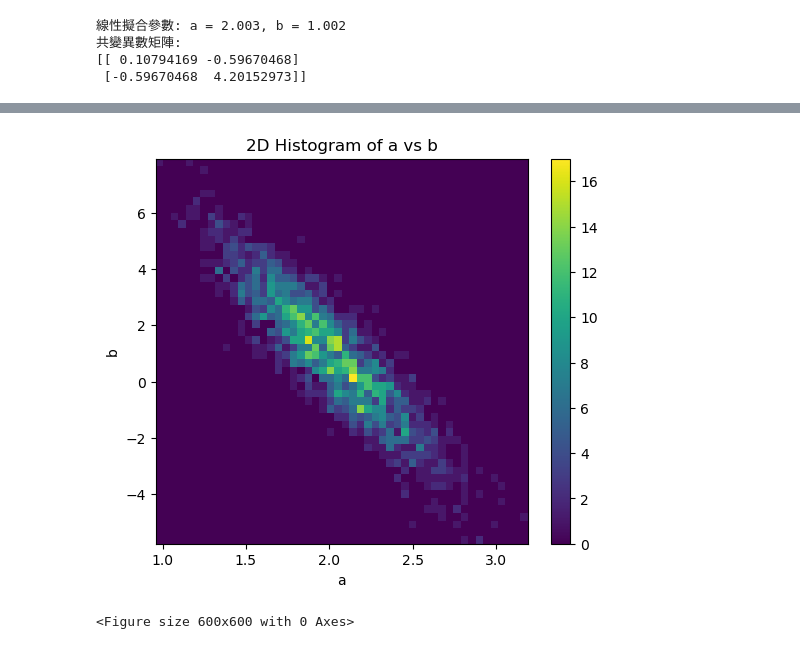
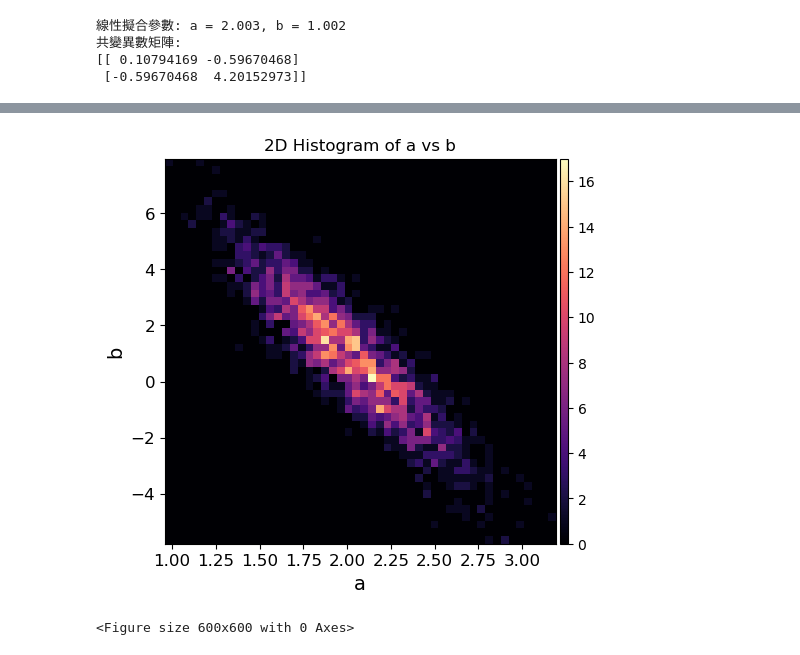
Before and after one commit to hyp0515/exp_phy_ii, a Jupyter notebook: may6/practice_1.ipynb, the cells around one changed output, grey strips where cells are left out. Cells and saved outputs as stored; diff of their text form; code cells hidden in the pictures.

```diff
--- a/may6/practice_1.ipynb
+++ b/may6/practice_1.ipynb
@@ -220,15 +223,17 @@ plt.show()
 # %%
 #2D直方圖
 plt.figure(figsize=(6, 5))
-hist2d = plt.hist2d(a_list, b_list, bins=50, cmap='viridis')
-plt.xlabel("a")
-plt.ylabel("b")
+hist2d = plt.hist2d(a_list, b_list, bins=50, cmap='magma')
+plt.xlabel("a", fontsize=14)
+plt.xticks(fontsize=12)
+plt.ylabel("b", fontsize=14)
+plt.yticks(fontsize=12)
 plt.title("2D Histogram of a vs b")
-plt.colorbar()
-plt.savefig("output_3_2.pdf", transparent=True)
+plt.colorbar(pad=0.01, aspect=50)
+plt.savefig("output3_2.pdf", transparent=True)
 plt.show()
 # %% [output]
-[figure, old version]
+[figure, new version]
 # %%
 import corner
 
```
Also changed, not shown: parts of 1 cell of this notebook, 10 other files.
